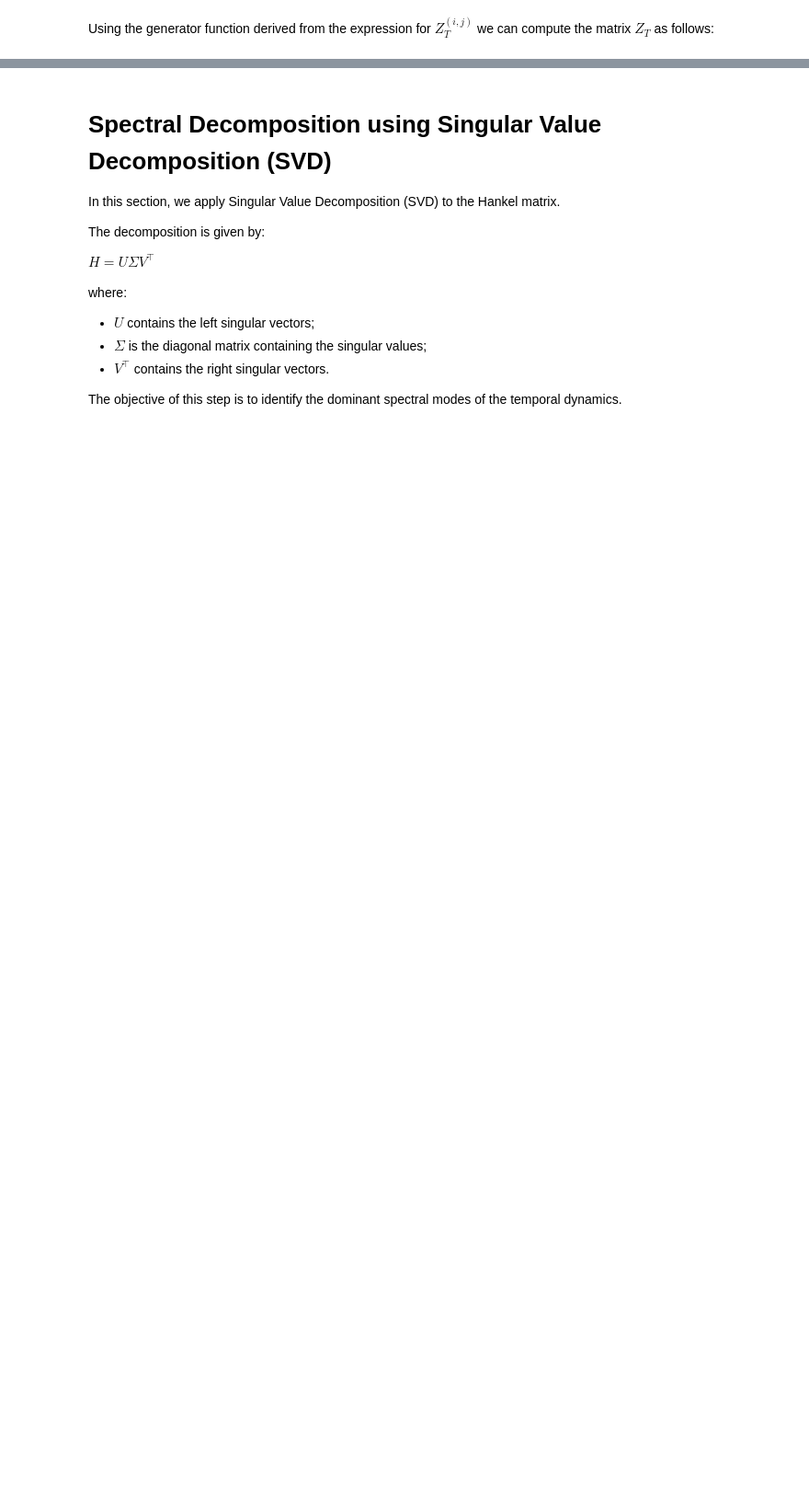
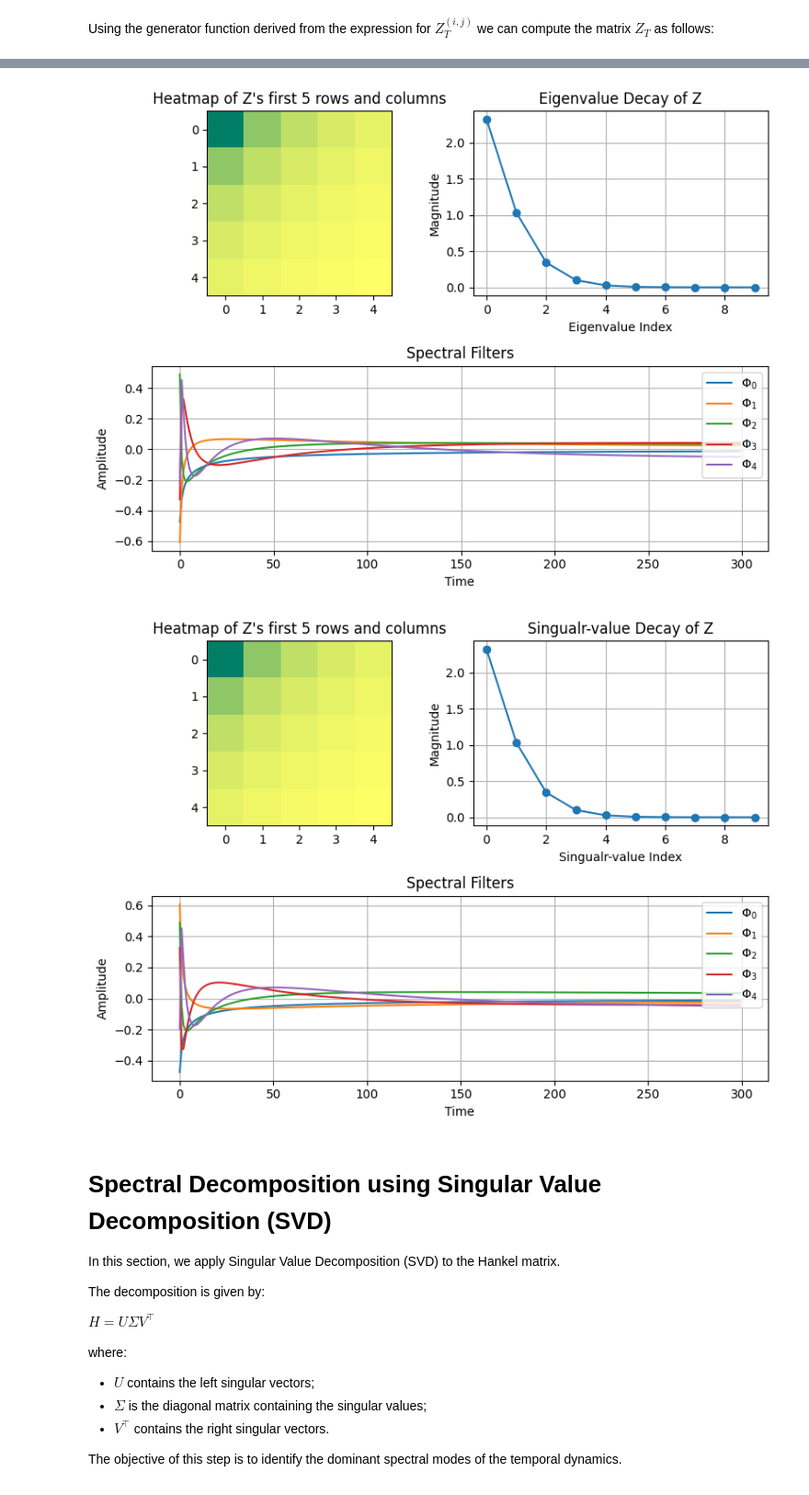
Before and after one commit to RicksonMonteiroML/spectral-Filtering-with-vaw, a Jupyter notebook: notebooks/00_introduction_spectral_filtering_with_vaw.ipynb, the cells around one changed output, grey strips where cells are left out. Shown at 92% size. Drawn from its saved outputs; the diff is of its cells as text; code cells hidden in the pictures; blank space fills up the shorter version.

```diff
--- a/notebooks/00_introduction_spectral_filtering_with_vaw.ipynb
+++ b/notebooks/00_introduction_spectral_filtering_with_vaw.ipynb
@@ -270,3 +364,32 @@ display_hankel_matrix(Z, sorted_left_svalsues, sorted_left_svectors, plotting_si
+# %%
+# Standard formulation
+# mu_alpha = (alpha - 1)[1, alpha, alpha^2, ...]
+
+Z_std = np.fromfunction(
+    z_generator,
+    (T, T),
+    differential=False,
+    dtype=float
+)
+
+results_std = spectral_analysis(Z_std)
+
+display_hankel_matrix(
+    Z_std,
+    results_std["eigenvalues"],
+    results_std["eigenvectors"],
+    rc_to_plot=5
+)
+
+display_hankel_matrix(
+    Z_std,
+    results_std["singular_values"],
+    results_std["left_singular_vectors"],
+    plotting_singular_values=True
+)
+# %% [output]
+[figure, added]
+[figure, added]
 # %%
 def build_padded_stack(vecs, n_vec, stack_size):
     n, m = vecs.shape
```
Also changed, not shown: parts of 9 cells of this notebook.
